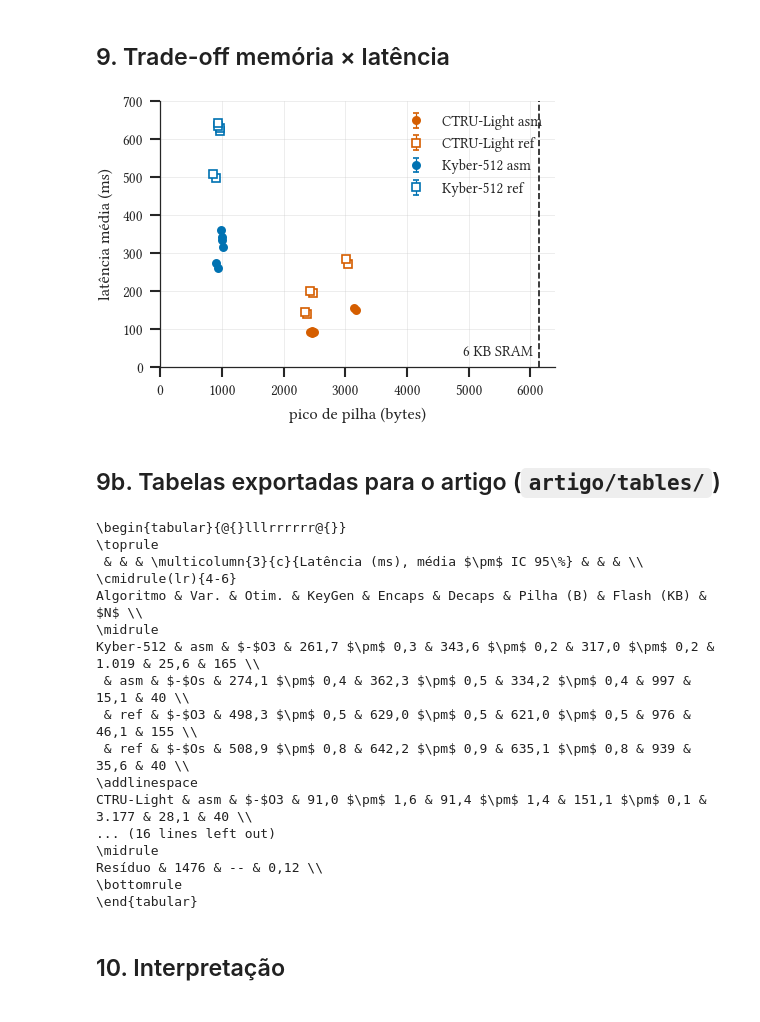
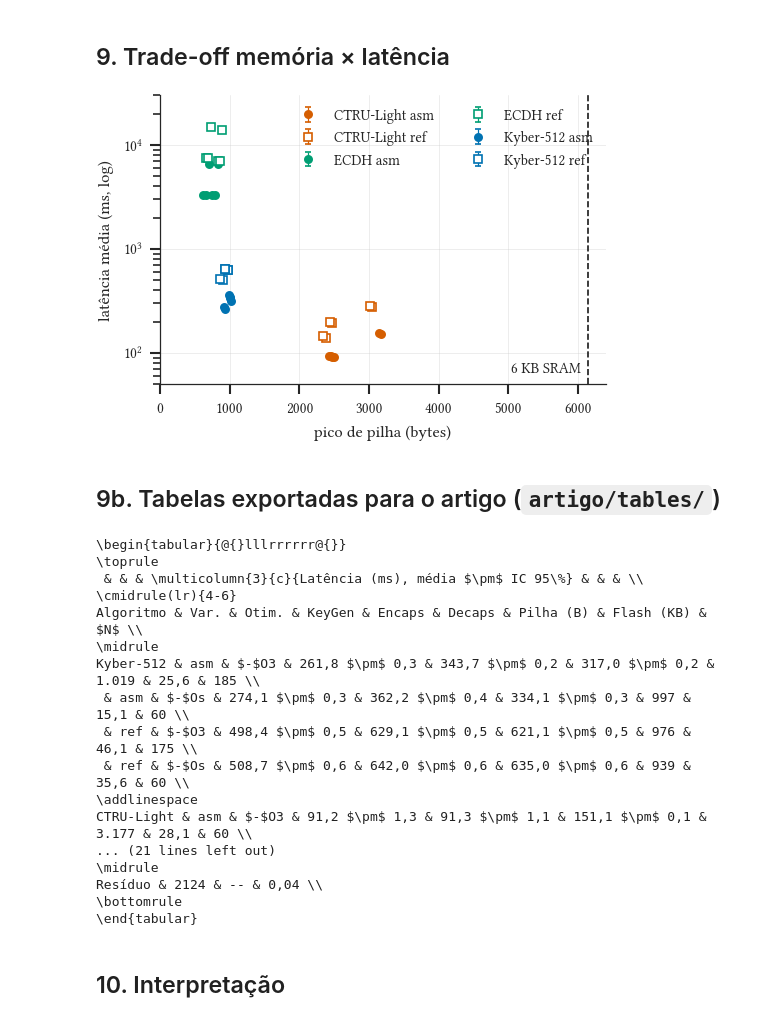
Before and after one commit to eduabdala/project-csap-cmp223, a Jupyter notebook: src/analysis/analise.ipynb, the cells around one changed output. Drawn from its saved outputs; the diff is of its cells as text; code cells hidden in the pictures.

```diff
--- a/src/analysis/analise.ipynb
+++ b/src/analysis/analise.ipynb
@@ -427,19 +473,20 @@ fig.savefig(FIG / "residuals.pdf"); fig.savefig(FIG / "residuals.png", dpi=200)
 ## 9. Trade-off memória × latência
 # %%
 s = summ[summ.operation != "msgcrypt"]
-fig, ax = plt.subplots(figsize=(TEXTW * 0.62, 2.3))
+fig, ax = plt.subplots(figsize=(TEXTW * 0.70, 2.5))
 for (alg, var), g in s.groupby(["algorithm", "variant"]):
     ax.errorbar(g.stack_peak_b, g.mean_ms, yerr=g.ci95_ms, fmt="o" if var == "asm" else "s",
                 color=PAL[alg], mfc=PAL[alg] if var == "asm" else "white", ms=3.5, mew=0.8,
                 capsize=1.5, elinewidth=0.6, linestyle="none", label=f"{LABEL[alg]} {var}")
 ax.axvline(6144, color="k", ls="--", lw=0.8)
-ax.text(6050, 20, "6 KB SRAM", ha="right", va="bottom", fontsize=7)
-ax.set_xlabel("pico de pilha (bytes)"); ax.set_ylabel("latência média (ms)")
-ax.set_xlim(0, 6400); ax.set_ylim(0, 700); ax.legend(frameon=False, loc="upper right")
+ax.text(6050, 60, "6 KB SRAM", ha="right", va="bottom", fontsize=7)
+ax.set_xlabel("pico de pilha (bytes)"); ax.set_ylabel("latência média (ms, log)")
+ax.set_yscale("log"); ax.set_xlim(0, 6400); ax.set_ylim(50, 30000)
+ax.legend(frameon=False, loc="upper right", ncol=2)
 sns.despine(fig)
 fig.savefig(FIG / "tradeoff.pdf"); fig.savefig(FIG / "tradeoff.png", dpi=300)
 # %% [output]
-[figure, old version]
+[figure, new version]
 # %% [markdown]
 ## 9b. Tabelas exportadas para o artigo (`artigo/tables/`)
 # %%
@@ -451,7 +498,7 @@ lines = [r"\begin{tabular}{@{}lllrrrrrr@{}}", r"\toprule",
          r"\cmidrule(lr){4-6}",
          r"Algoritmo & Var. & Otim. & KeyGen & Encaps & Decaps & Pilha (B) & Flash (KB) & $N$ \\",
          r"\midrule"]
-for k, alg in enumerate(["kyber512", "ctru-light"]):
+for k, alg in enumerate(["kyber512", "ctru-light", "ecdh"]):
     if k: lines.append(r"\addlinespace")
     first = True
     for var in ["asm", "ref"]:
@@ -487,15 +534,15 @@ print((TAB / "results.tex").read_text(encoding="utf-8")); print((TAB / "anova.te
 \cmidrule(lr){4-6}
 Algoritmo & Var. & Otim. & KeyGen & Encaps & Decaps & Pilha (B) & Flash (KB) & $N$ \\
 \midrule
-Kyber-512 & asm & $-$O3 & 261,7 $\pm$ 0,3 & 343,6 $\pm$ 0,2 & 317,0 $\pm$ 0,2 & 1.019 & 25,6 & 165 \\
- & asm & $-$Os & 274,1 $\pm$ 0,4 & 362,3 $\pm$ 0,5 & 334,2 $\pm$ 0,4 & 997 & 15,1 & 40 \\
- & ref & $-$O3 & 498,3 $\pm$ 0,5 & 629,0 $\pm$ 0,5 & 621,0 $\pm$ 0,5 & 976 & 46,1 & 155 \\
- & ref & $-$Os & 508,9 $\pm$ 0,8 & 642,2 $\pm$ 0,9 & 635,1 $\pm$ 0,8 & 939 & 35,6 & 40 \\
+Kyber-512 & asm & $-$O3 & 261,8 $\pm$ 0,3 & 343,7 $\pm$ 0,2 & 317,0 $\pm$ 0,2 & 1.019 & 25,6 & 185 \\
+ & asm & $-$Os & 274,1 $\pm$ 0,3 & 362,2 $\pm$ 0,4 & 334,1 $\pm$ 0,3 & 997 & 15,1 & 60 \\
+ & ref & $-$O3 & 498,4 $\pm$ 0,5 & 629,1 $\pm$ 0,5 & 621,1 $\pm$ 0,5 & 976 & 46,1 & 175 \\
+ & ref & $-$Os & 508,7 $\pm$ 0,6 & 642,0 $\pm$ 0,6 & 635,0 $\pm$ 0,6 & 939 & 35,6 & 60 \\
 \addlinespace
-CTRU-Light & asm & $-$O3 & 91,0 $\pm$ 1,6 & 91,4 $\pm$ 1,4 & 151,1 $\pm$ 0,1 & 3.177 & 28,1 & 40 \\
-... (16 lines left out)
+CTRU-Light & asm & $-$O3 & 91,2 $\pm$ 1,3 & 91,3 $\pm$ 1,1 & 151,1 $\pm$ 0,1 & 3.177 & 28,1 & 60 \\
+... (21 lines left out)
 \midrule
-Resíduo & 1476 & -- & 0,12 \\
+Resíduo & 2124 & -- & 0,04 \\
 \bottomrule
 \end{tabular}
 # %% [markdown]
```
Also changed, not shown: parts of 14 cells of this notebook, 14 other files.
